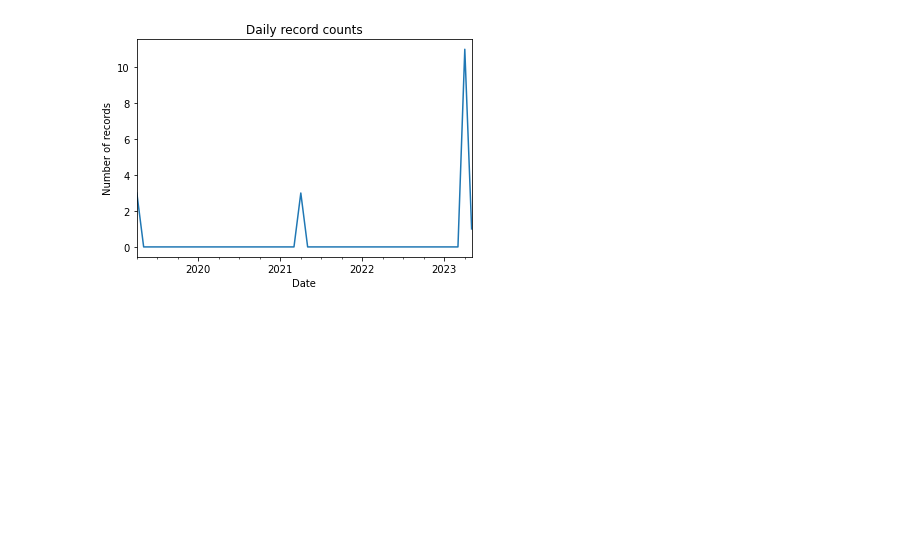
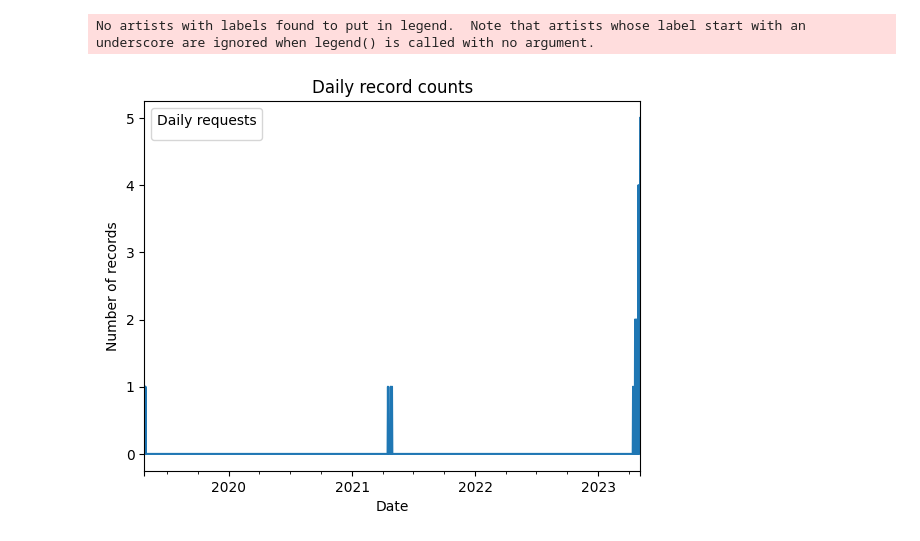
Before and after one commit to armanddd/TELCOM_CHURN, a Jupyter notebook: data_visualization.ipynb, the cells around one changed output. Saved outputs shown, nothing was run; the diff lists cells and outputs as text; code cells hidden in the pictures; blank space fills up the shorter version.

```diff
--- a/data_visualization.ipynb
+++ b/data_visualization.ipynb
@@ -37,19 +36,21 @@ rows
 df = pd.read_sql_query("SELECT * FROM predictions", "sqlite:///./app/test.db")
 
 # Convert the requested_time column to a datetime data type
-df['requested_time'] = pd.to_datetime(df['requested_time'])
+df['requested_time'] = pd.to_datetime(df['requested_time'], format='ISO8601')
 # %%
 # Group the data by day
-daily_counts = df.groupby(pd.Grouper(key='requested_time', freq='M')).size()
+daily_counts = df.groupby(pd.Grouper(key='requested_time', freq='D')).size()
 
 # Create a line plot of the daily counts
 daily_counts.plot(kind='line')
 plt.xlabel('Date')
 plt.ylabel('Number of records')
 plt.title('Daily record counts')
+plt.legend(title='Daily requests', loc='upper left')
 plt.show()
 # %% [output]
+No artists with labels found to put in legend.  Note that artists whose label start with an underscore are ignored when legend() is called with no argument.
-[figure, old version]
+[figure, new version]
 # %%
 # Filter the data to include only records with internet service
 internet_df = df[df['InternetService'] != 'No']
```
Also changed, not shown: parts of 8 cells of this notebook, 13 other files.
